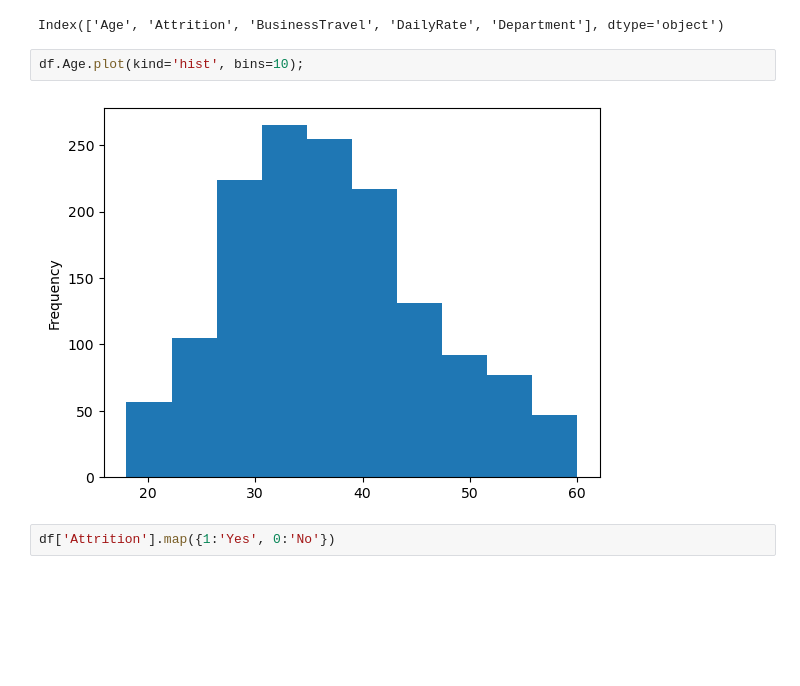
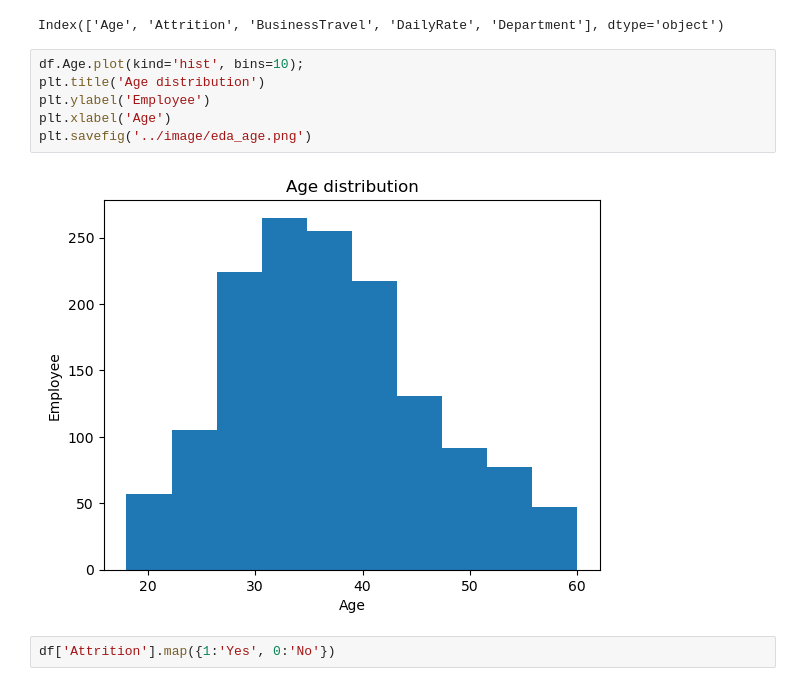
Before and after one commit to atigonh/resignation, a Jupyter notebook: code/2_EDA.ipynb, the cells around one changed output. Saved outputs shown, nothing was run; the diff lists cells and outputs as text; blank space fills up the shorter version.

```diff
--- a/code/2_EDA.ipynb
+++ b/code/2_EDA.ipynb
@@ -22,8 +22,12 @@ df.columns[:5]
 Index(['Age', 'Attrition', 'BusinessTravel', 'DailyRate', 'Department'], dtype='object')
 # %%
 df.Age.plot(kind='hist', bins=10);
+plt.title('Age distribution')
+plt.ylabel('Employee')
+plt.xlabel('Age')
+plt.savefig('../image/eda_age.png')
 # %% [output]
-[figure, old version]
+[figure, new version]
 # %%
 df['Attrition'].map({1:'Yes', 0:'No'})
 # %% [output]
```
Also changed, not shown: parts of 16 cells of this notebook, 22 other files.
